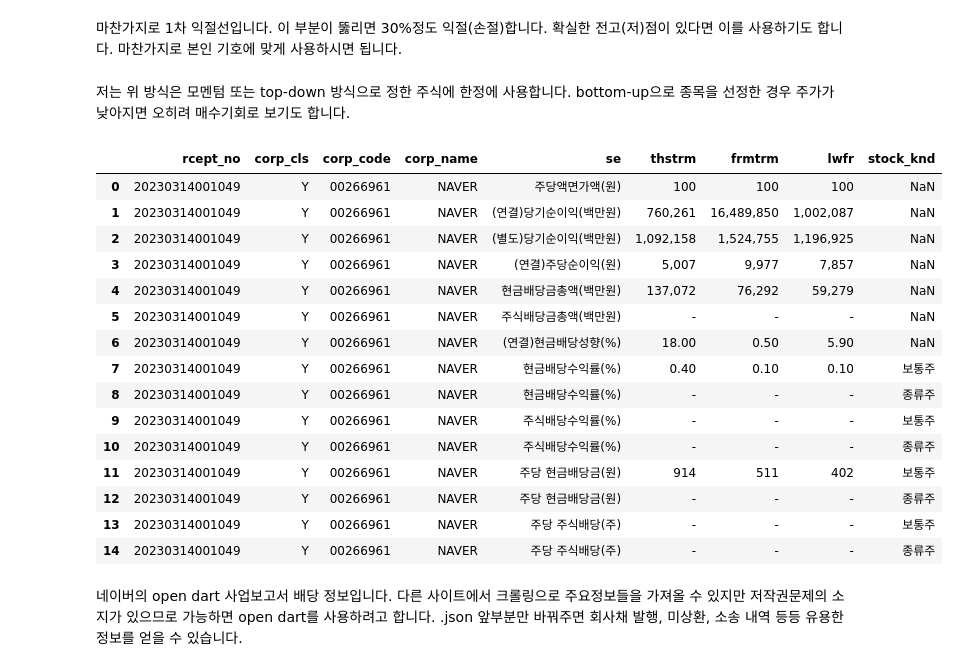
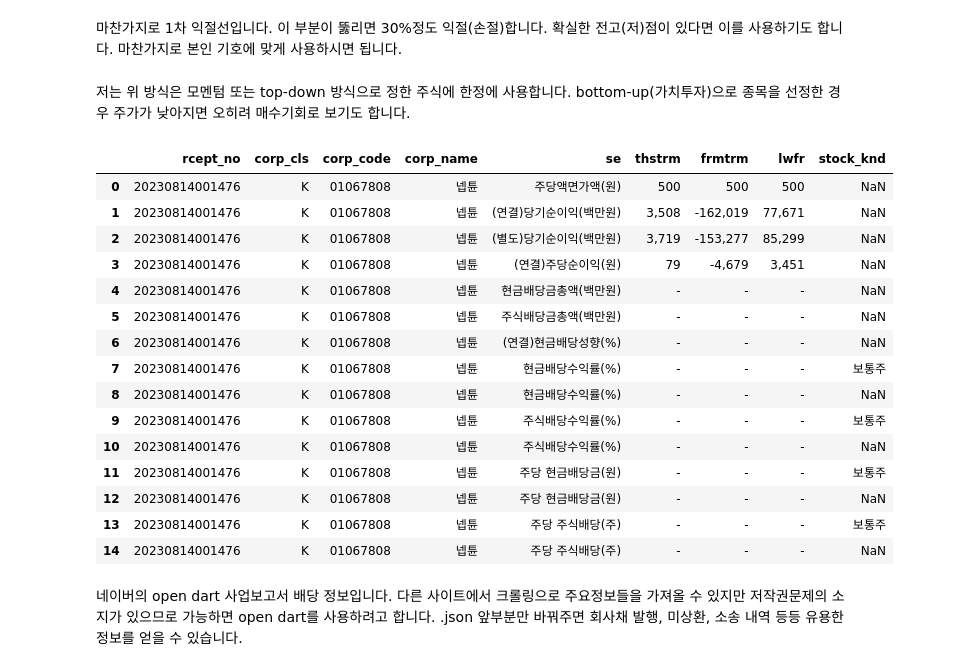
Before and after one commit to hojune2/_investment, a Jupyter notebook: micro.ipynb, the cells around one changed output. Cells and saved outputs as stored; diff of their text form; code cells hidden in the pictures.

```diff
--- a/micro.ipynb
+++ b/micro.ipynb
@@ -112,40 +203,40 @@ dtype: float64
 # %% [markdown]
 마찬가지로 1차 익절선입니다. 이 부분이 뚫리면 30%정도 익절(손절)합니다. 확실한 전고(저)점이 있다면 이를 사용하기도 합니다. 마찬가지로 본인 기호에 맞게 사용하시면 됩니다.
 # %% [markdown]
-저는 위 방식은 모멘텀 또는 top-down 방식으로 정한 주식에 한정에 사용합니다. bottom-up으로 종목을 선정한 경우 주가가 낮아지면 오히려 매수기회로 보기도 합니다.
+저는 위 방식은 모멘텀 또는 top-down 방식으로 정한 주식에 한정에 사용합니다. bottom-up(가치투자)으로 종목을 선정한 경우 주가가 낮아지면 오히려 매수기회로 보기도 합니다.
 # %%
-api_key ='1234'
-corp_code='00266961' #NAVER
-bsns_year='2022'
+api_key ='63ac1de9d81868afdb61735344cc0676b173473e'
+corp_code='01067808' #넵튠
+bsns_year='2023'
 bgn_de='2016-01-01'
 end_de='2023-05-01'
-reprt_code='11011' #사업보고서
+reprt_code='11012' #사업보고서
 
 url_div=f'''https://opendart.fss.or.kr/api/alotMatter.json?crtfc_key={api_key}
 &corp_code={corp_code}&bsns_year={bsns_year}&reprt_code={reprt_code}'''
 
 div_data_ss= rq.get(url_div)
 div_data_ss_df= div_data_ss.json().get('list')
 div_data_ss_df= pd.DataFrame(div_data_ss_df)
 
 div_data_ss_df
 # %% [output]
 |  | rcept_no | corp_cls | corp_code | corp_name | se | thstrm | frmtrm | lwfr | stock_knd |
-| 0 | 20230314001049 | Y | 00266961 | NAVER | 주당액면가액(원) | 100 | 100 | 100 | NaN |
-| 1 | 20230314001049 | Y | 00266961 | NAVER | (연결)당기순이익(백만원) | 760,261 | 16,489,850 | 1,002,087 | NaN |
-| 2 | 20230314001049 | Y | 00266961 | NAVER | (별도)당기순이익(백만원) | 1,092,158 | 1,524,755 | 1,196,925 | NaN |
-| 3 | 20230314001049 | Y | 00266961 | NAVER | (연결)주당순이익(원) | 5,007 | 9,977 | 7,857 | NaN |
-| 4 | 20230314001049 | Y | 00266961 | NAVER | 현금배당금총액(백만원) | 137,072 | 76,292 | 59,279 | NaN |
-| 5 | 20230314001049 | Y | 00266961 | NAVER | 주식배당금총액(백만원) | - | - | - | NaN |
-| 6 | 20230314001049 | Y | 00266961 | NAVER | (연결)현금배당성향(%) | 18.00 | 0.50 | 5.90 | NaN |
-| 7 | 20230314001049 | Y | 00266961 | NAVER | 현금배당수익률(%) | 0.40 | 0.10 | 0.10 | 보통주 |
-| 8 | 20230314001049 | Y | 00266961 | NAVER | 현금배당수익률(%) | - | - | - | 종류주 |
-| 9 | 20230314001049 | Y | 00266961 | NAVER | 주식배당수익률(%) | - | - | - | 보통주 |
-| 10 | 20230314001049 | Y | 00266961 | NAVER | 주식배당수익률(%) | - | - | - | 종류주 |
-| 11 | 20230314001049 | Y | 00266961 | NAVER | 주당 현금배당금(원) | 914 | 511 | 402 | 보통주 |
-| 12 | 20230314001049 | Y | 00266961 | NAVER | 주당 현금배당금(원) | - | - | - | 종류주 |
-| 13 | 20230314001049 | Y | 00266961 | NAVER | 주당 주식배당(주) | - | - | - | 보통주 |
-| 14 | 20230314001049 | Y | 00266961 | NAVER | 주당 주식배당(주) | - | - | - | 종류주 |
+| 0 | 20230814001476 | K | 01067808 | 넵튠 | 주당액면가액(원) | 500 | 500 | 500 | NaN |
+| 1 | 20230814001476 | K | 01067808 | 넵튠 | (연결)당기순이익(백만원) | 3,508 | -162,019 | 77,671 | NaN |
+| 2 | 20230814001476 | K | 01067808 | 넵튠 | (별도)당기순이익(백만원) | 3,719 | -153,277 | 85,299 | NaN |
+| 3 | 20230814001476 | K | 01067808 | 넵튠 | (연결)주당순이익(원) | 79 | -4,679 | 3,451 | NaN |
+| 4 | 20230814001476 | K | 01067808 | 넵튠 | 현금배당금총액(백만원) | - | - | - | NaN |
+| 5 | 20230814001476 | K | 01067808 | 넵튠 | 주식배당금총액(백만원) | - | - | - | NaN |
+| 6 | 20230814001476 | K | 01067808 | 넵튠 | (연결)현금배당성향(%) | - | - | - | NaN |
+| 7 | 20230814001476 | K | 01067808 | 넵튠 | 현금배당수익률(%) | - | - | - | 보통주 |
+| 8 | 20230814001476 | K | 01067808 | 넵튠 | 현금배당수익률(%) | - | - | - | NaN |
+| 9 | 20230814001476 | K | 01067808 | 넵튠 | 주식배당수익률(%) | - | - | - | 보통주 |
+| 10 | 20230814001476 | K | 01067808 | 넵튠 | 주식배당수익률(%) | - | - | - | NaN |
+| 11 | 20230814001476 | K | 01067808 | 넵튠 | 주당 현금배당금(원) | - | - | - | 보통주 |
+| 12 | 20230814001476 | K | 01067808 | 넵튠 | 주당 현금배당금(원) | - | - | - | NaN |
+| 13 | 20230814001476 | K | 01067808 | 넵튠 | 주당 주식배당(주) | - | - | - | 보통주 |
+| 14 | 20230814001476 | K | 01067808 | 넵튠 | 주당 주식배당(주) | - | - | - | NaN |
 # %% [markdown]
 네이버의 open dart 사업보고서 배당 정보입니다. 다른 사이트에서 크롤링으로 주요정보들을 가져올 수 있지만 저작권문제의 소지가 있으므로 가능하면 open dart를 사용하려고 합니다. .json 앞부분만 바꿔주면 회사채 발행, 미상환, 소송 내역 등등 유용한 정보를 얻을 수 있습니다.
 # %%
```
Also changed, not shown: parts of 13 cells of this notebook.
